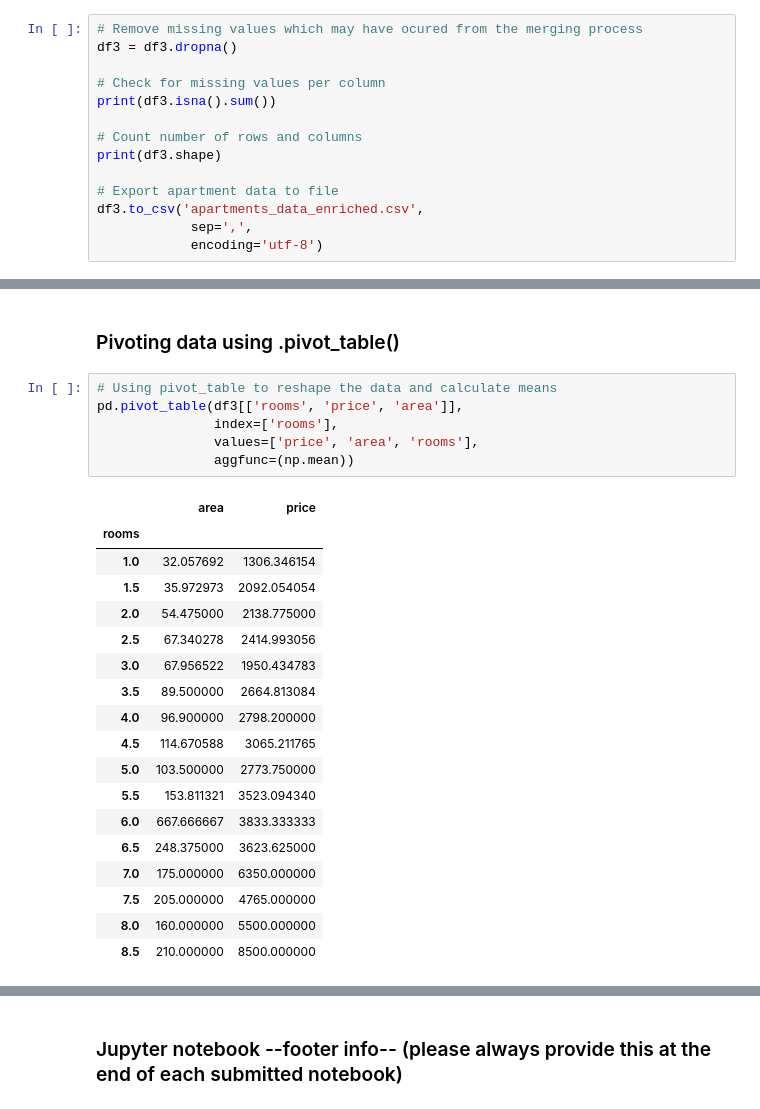
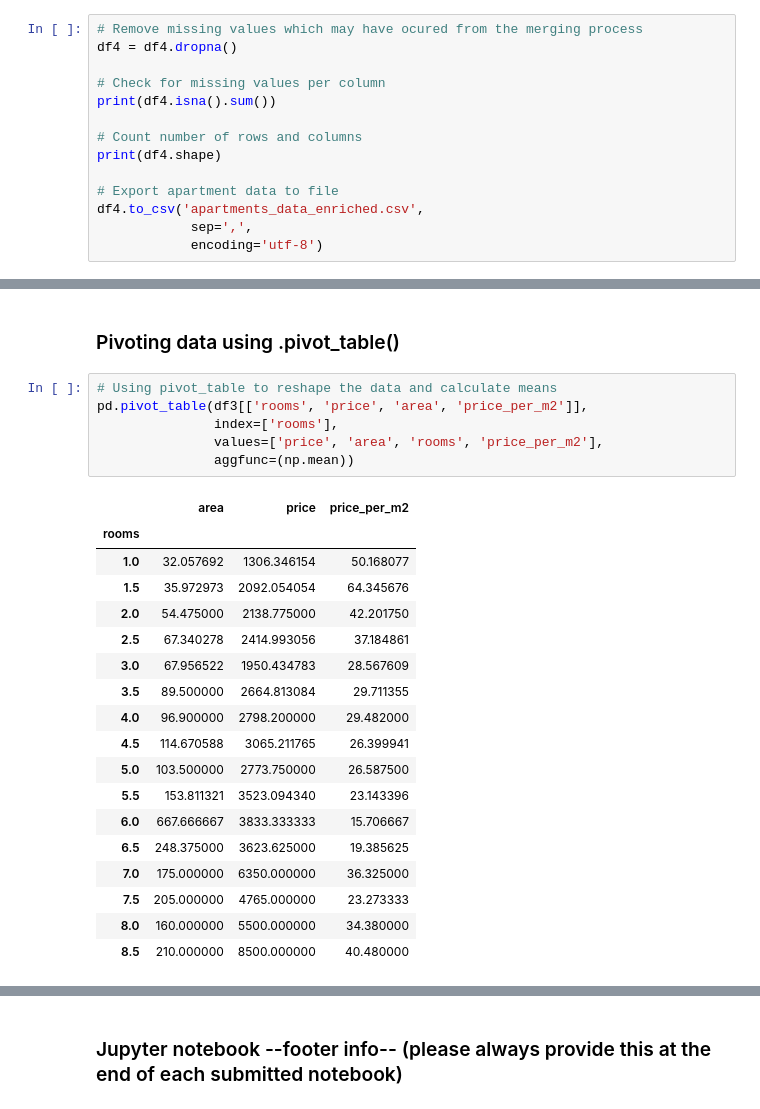
Before and after one commit to DiegoGlez28/data_analytics_zhaw, a Jupyter notebook: Week_03/combining_and_organizing_data.ipynb, the cells around one changed output, grey strips where cells are left out. Saved outputs shown, nothing was run; the diff lists cells and outputs as text.

```diff
--- a/Week_03/combining_and_organizing_data.ipynb
+++ b/Week_03/combining_and_organizing_data.ipynb
@@ -144,16 +182,16 @@ df3.head(5)
 ### Export data to file
 # %%
 # Remove missing values which may have ocured from the merging process
-df3 = df3.dropna()
+df4 = df4.dropna()
 
 # Check for missing values per column
-print(df3.isna().sum())
+print(df4.isna().sum())
 
 # Count number of rows and columns
-print(df3.shape)
+print(df4.shape)
 
 # Export apartment data to file
-df3.to_csv('apartments_data_enriched.csv',
+df4.to_csv('apartments_data_enriched.csv',
             sep=',',
             encoding='utf-8')
 # %% [output]
@@ -276,26 +315,26 @@ Reshaped using .melt()
 ### Pivoting data using .pivot_table()
 # %%
 # Using pivot_table to reshape the data and calculate means
-pd.pivot_table(df3[['rooms', 'price', 'area']],
+pd.pivot_table(df3[['rooms', 'price', 'area', 'price_per_m2']],
                index=['rooms'],
-               values=['price', 'area', 'rooms'],
+               values=['price', 'area', 'rooms', 'price_per_m2'],
                aggfunc=(np.mean))
 # %% [output]
-|  | area | price |
-| rooms |  |  |
-| 1.0 | 32.057692 | 1306.346154 |
-| 1.5 | 35.972973 | 2092.054054 |
-| 2.0 | 54.475000 | 2138.775000 |
-| 2.5 | 67.340278 | 2414.993056 |
-| 3.0 | 67.956522 | 1950.434783 |
-| 3.5 | 89.500000 | 2664.813084 |
-| 4.0 | 96.900000 | 2798.200000 |
-| 4.5 | 114.670588 | 3065.211765 |
-| 5.0 | 103.500000 | 2773.750000 |
-| 5.5 | 153.811321 | 3523.094340 |
-| 6.0 | 667.666667 | 3833.333333 |
-| 6.5 | 248.375000 | 3623.625000 |
-| 7.0 | 175.000000 | 6350.000000 |
-| 7.5 | 205.000000 | 4765.000000 |
-| 8.0 | 160.000000 | 5500.000000 |
-| 8.5 | 210.000000 | 8500.000000 |
+|  | area | price | price_per_m2 |
+| rooms |  |  |  |
+| 1.0 | 32.057692 | 1306.346154 | 50.168077 |
+| 1.5 | 35.972973 | 2092.054054 | 64.345676 |
+| 2.0 | 54.475000 | 2138.775000 | 42.201750 |
+| 2.5 | 67.340278 | 2414.993056 | 37.184861 |
+| 3.0 | 67.956522 | 1950.434783 | 28.567609 |
+| 3.5 | 89.500000 | 2664.813084 | 29.711355 |
+| 4.0 | 96.900000 | 2798.200000 | 29.482000 |
+| 4.5 | 114.670588 | 3065.211765 | 26.399941 |
+| 5.0 | 103.500000 | 2773.750000 | 26.587500 |
+| 5.5 | 153.811321 | 3523.094340 | 23.143396 |
+| 6.0 | 667.666667 | 3833.333333 | 15.706667 |
+| 6.5 | 248.375000 | 3623.625000 | 19.385625 |
+| 7.0 | 175.000000 | 6350.000000 | 36.325000 |
+| 7.5 | 205.000000 | 4765.000000 | 23.273333 |
+| 8.0 | 160.000000 | 5500.000000 | 34.380000 |
+| 8.5 | 210.000000 | 8500.000000 | 40.480000 |
```
Also changed, not shown: parts of 11 cells of this notebook, 5 other files.
